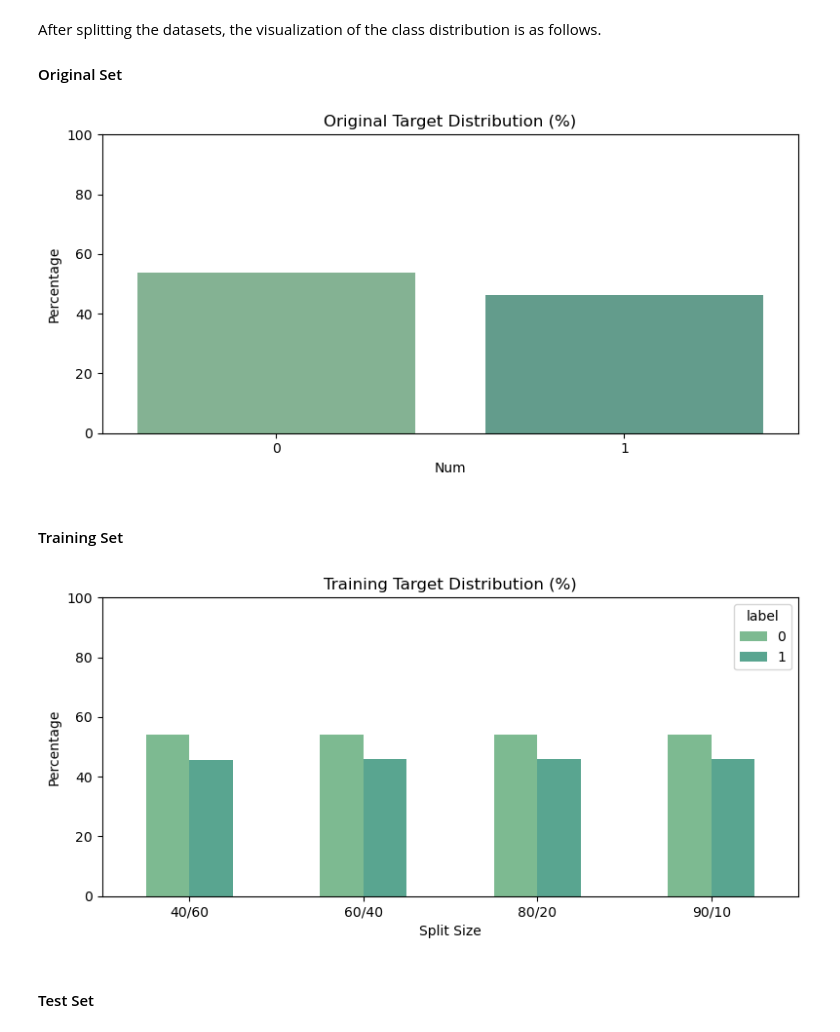
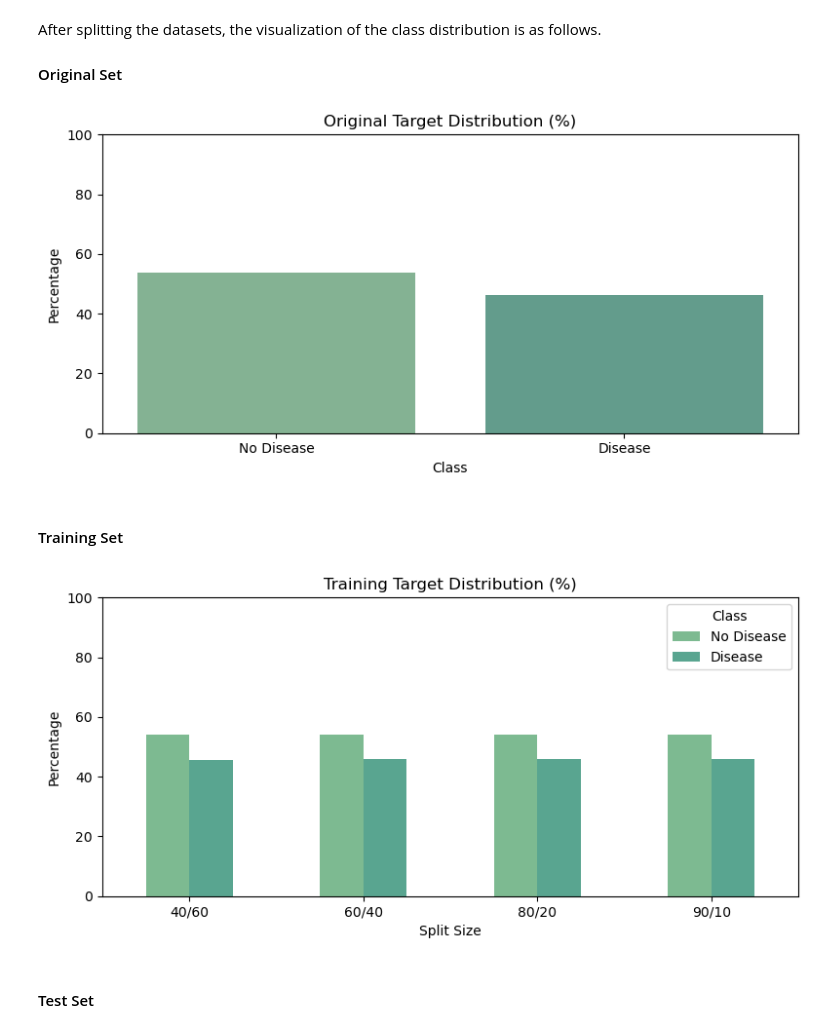
Before and after one commit to baobean/CSC14003-DecisionTree, a Jupyter notebook: heart_disease.ipynb, the cells around one changed output. Cells and saved outputs as stored; diff of their text form; code cells hidden in the pictures.

Commit message:
completed heart disease dataset

```diff
--- a/heart_disease.ipynb
+++ b/heart_disease.ipynb
@@ -36,16 +36,17 @@ y = heart_disease.data.targets
 data = pd.concat([X, y], axis=1)
 data = data.dropna()
 
-data.rename(columns={'num': 'label'}, inplace=True)
-target = 'label'
+target = 'num'
 
+# Simplifying the target column to binary classification
 data[target] = data[target].apply(lambda x: 1 if x > 0 else 0)
+
 X = data.drop(columns=target)
 y = data[target]
 # %% [markdown]
 Then the feature and label are split into 4 splitting strategies as mentioned above.
 # %%
-training_sizes = {
+training_splits = {
     "40/60": 0.4,
     "60/40": 0.6,
     "80/20": 0.8,
@@ -54,62 +55,70 @@ training_sizes = {
 
 datasets = {}
 
-for ratio, training_size in training_sizes.items():
-    feature_train, feature_test, label_train, label_test = train_test_split(
+for ratio, training_split in training_splits.items():
+    X_train, X_test, y_train, y_test = train_test_split(
         X, y,
-        test_size=1-training_size,
-        train_size=training_size,
+        test_size=1-training_split,
+        train_size=training_split,
         shuffle=True,
-        stratify=y
+        stratify=y,
+        random_state=42
     )
 
-    datasets[ratio] = (feature_train, feature_test, label_train, label_test)
+    datasets[ratio] = {}
+    datasets[ratio]['X_train'] = X_train
+    datasets[ratio]['X_test'] = X_test
+    datasets[ratio]['y_train'] = y_train
+    datasets[ratio]['y_test'] = y_test
 # %% [markdown]
 After splitting the datasets, the visualization of the class distribution is as follows.
 
 #### Original Set
 # %%
+custom_labels = ['No Disease', 'Disease']
+
 original_pct = y.value_counts(normalize=True) * 100
 original_df = pd.DataFrame({
-    'Num': original_pct.index.astype(str),
+    'Class': custom_labels,
     'Percentage': original_pct.values
 })
 
 sns.set_palette('crest')
 plt.figure(figsize=(8, 4))
-sns.barplot(data=original_df, x='Num', y='Percentage', hue='Num', legend=False)
+sns.barplot(data=original_df, x='Class', y='Percentage', hue='Class', legend=False)
 plt.title('Original Target Distribution (%)')
 
-plt.xlabel('Num')
+plt.xlabel('Class')
 plt.ylabel('Percentage')
 plt.ylim(0, 100)
 
 plt.tight_layout()
 plt.show()
 # %% [output]
-[figure, old version]
+[figure, new version]
 # %% [markdown]
 #### Training Set
 # %%
 train_distributions = {}
 
-for ratio, (feature_train, feature_test, label_train, label_test) in datasets.items():
+for ratio, dataset in datasets.items():
+    label_train = dataset['y_train']
     train_pct = label_train.value_counts(normalize=True) * 100
     train_distributions[ratio] = train_pct
 
 train_df = pd.DataFrame(train_distributions).T
 
 train_df.plot(kind='bar', figsize=(8, 4), legend=True)
-
+plt.legend(custom_labels, title='Class')
 plt.title("Training Target Distribution (%)")
 plt.ylim(0, 100)
 plt.ylabel("Percentage")
 plt.xlabel("Split Size")
 plt.xticks(rotation=0)
 plt.tight_layout()
 plt.show()
 # %% [output]
-[figure, old version]
+[figure, new version]
 # %% [markdown]
 #### Test Set
 # %%
```
Also changed, not shown: parts of 46 cells of this notebook.
